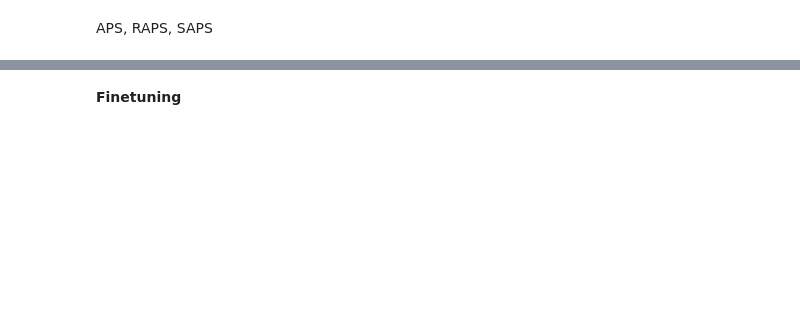
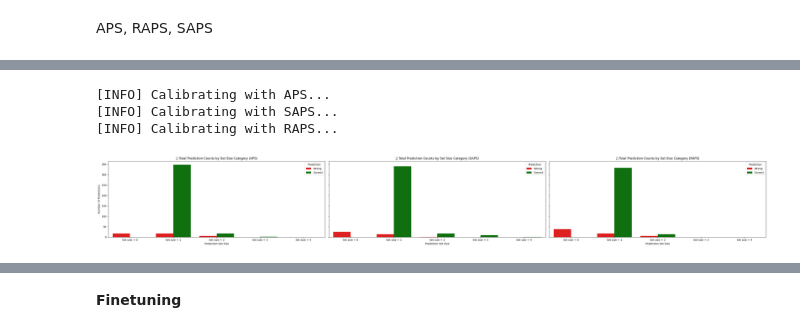
Before and after one commit to Conite002/HybridUncertaintyAwareDL, a Jupyter notebook: src/experimentations/sipakmed.ipynb, the cells around one changed output, grey strips where cells are left out. Saved outputs shown, nothing was run; the diff lists cells and outputs as text; code cells hidden in the pictures; blank space fills up the shorter version.

```diff
--- a/src/experimentations/sipakmed.ipynb
+++ b/src/experimentations/sipakmed.ipynb
@@ -1151,0 +880,33 @@ Available Columns: ['Type', 'ScoreMethod', 'Predictor', 'CoverageRate', 'MeanSet
+# %%
+# ==========================
+# 📌 Post-hoc Calibration  =
+# ==========================
+OUTPATH = os.path.join(PROJECT_PATH, "outputs/conformal_results")
+train_loader = get_dataloader("train", BATCH_SIZE, typeofdata="sipakmed_features")
+val_loader = get_dataloader("val", BATCH_SIZE, typeofdata="sipakmed_features")
+cal_loader = get_dataloader("cal", BATCH_SIZE, typeofdata="sipakmed_features")
+test_loader = get_dataloader("test", BATCH_SIZE, typeofdata="sipakmed_features")
+device = get_device()
+
+#=======================
+# 📌 Single Network    =
+#=======================
+input_dim = train_loader.dataset.tensors[0].shape[1]
+num_classes = len(set(train_loader.dataset.tensors[1].numpy()))
+single_net = SingleNetwork(input_dim, num_classes).to(DEVICE)
+single_net.load_state_dict(torch.load(PROJECT_PATH + "/outputs/models/SipakmedSingleNetwork.pth", map_location=torch.device('cpu')))
+metrics_df, setsize_summary_df, sample_level_df, prediction_sets, labels_test = posthoc_conformal_calibration(
+    model=single_net,
+    cal_loader=cal_loader,
+    test_loader=test_loader,
+    device=device,
+    alpha=0.1,
+    num_classes=5
+)
+
+plot_correct_vs_wrong_by_size_category(sample_level_df, methods=["APS", "SAPS", "RAPS"])
+# %% [output]
+[INFO] Calibrating with APS...
+[INFO] Calibrating with SAPS...
+[INFO] Calibrating with RAPS...
+[figure, added]
```
Also changed, not shown: parts of 26 cells of this notebook, 46 other files.
